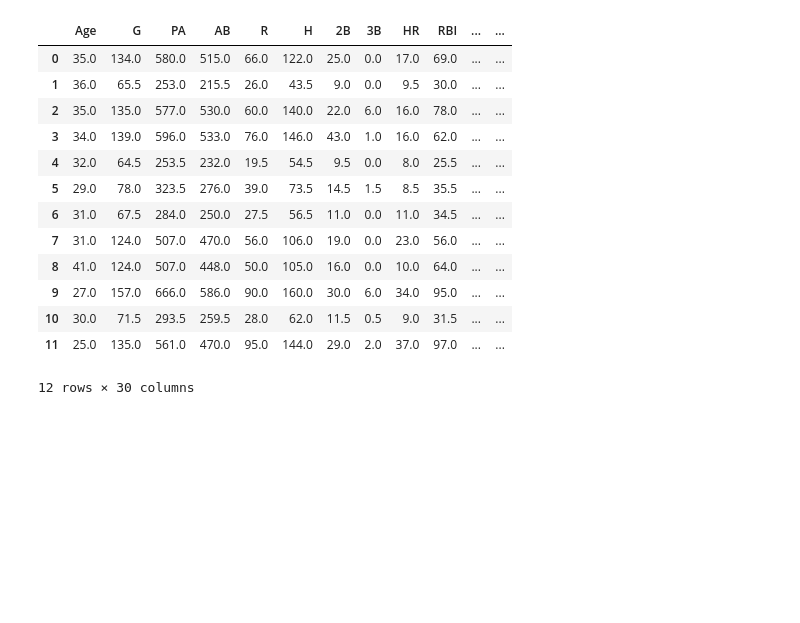
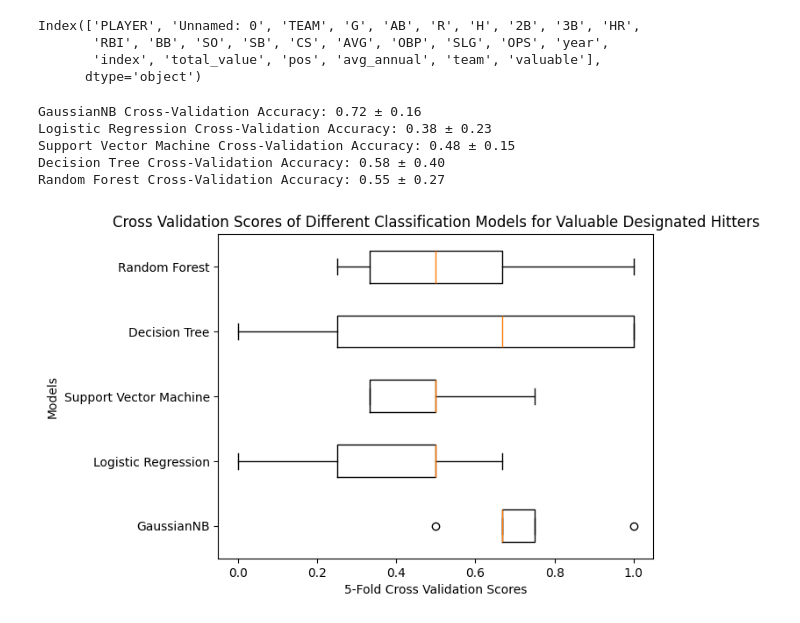
Before and after one commit to filip-r-casey/Data-mining-DH, a Jupyter notebook: DH_Classifier.ipynb, the cells around one changed output. Cells and saved outputs as stored; diff of their text form; code cells hidden in the pictures; blank space fills up the shorter version.

```diff
--- a/DH_Classifier.ipynb
+++ b/DH_Classifier.ipynb
@@ -100,19 +51,55 @@ y_pred = gnb.predict(X_test)
-# %%
-combined_df[feature_columns]
-# %% [output]
-|  | Age | G | PA | AB | R | H | 2B | 3B | HR | RBI | ... | ... |
-| 0 | 35.0 | 134.0 | 580.0 | 515.0 | 66.0 | 122.0 | 25.0 | 0.0 | 17.0 | 69.0 | ... | ... |
-| 1 | 36.0 | 65.5 | 253.0 | 215.5 | 26.0 | 43.5 | 9.0 | 0.0 | 9.5 | 30.0 | ... | ... |
-| 2 | 35.0 | 135.0 | 577.0 | 530.0 | 60.0 | 140.0 | 22.0 | 6.0 | 16.0 | 78.0 | ... | ... |
-| 3 | 34.0 | 139.0 | 596.0 | 533.0 | 76.0 | 146.0 | 43.0 | 1.0 | 16.0 | 62.0 | ... | ... |
-| 4 | 32.0 | 64.5 | 253.5 | 232.0 | 19.5 | 54.5 | 9.5 | 0.0 | 8.0 | 25.5 | ... | ... |
-| 5 | 29.0 | 78.0 | 323.5 | 276.0 | 39.0 | 73.5 | 14.5 | 1.5 | 8.5 | 35.5 | ... | ... |
-| 6 | 31.0 | 67.5 | 284.0 | 250.0 | 27.5 | 56.5 | 11.0 | 0.0 | 11.0 | 34.5 | ... | ... |
-| 7 | 31.0 | 124.0 | 507.0 | 470.0 | 56.0 | 106.0 | 19.0 | 0.0 | 23.0 | 56.0 | ... | ... |
-| 8 | 41.0 | 124.0 | 507.0 | 448.0 | 50.0 | 105.0 | 16.0 | 0.0 | 10.0 | 64.0 | ... | ... |
-| 9 | 27.0 | 157.0 | 666.0 | 586.0 | 90.0 | 160.0 | 30.0 | 6.0 | 34.0 | 95.0 | ... | ... |
-| 10 | 30.0 | 71.5 | 293.5 | 259.5 | 28.0 | 62.0 | 11.5 | 0.5 | 9.0 | 31.5 | ... | ... |
-| 11 | 25.0 | 135.0 | 561.0 | 470.0 | 95.0 | 144.0 | 29.0 | 2.0 | 37.0 | 97.0 | ... | ... |
-12 rows × 30 columns
+# %%
+truth_set.columns
+# %% [output]
+Index(['PLAYER', 'Unnamed: 0', 'TEAM', 'G', 'AB', 'R', 'H', '2B', '3B', 'HR',
+       'RBI', 'BB', 'SO', 'SB', 'CS', 'AVG', 'OBP', 'SLG', 'OPS', 'year',
+       'index', 'total_value', 'pos', 'avg_annual', 'team', 'valuable'],
+      dtype='object')
+# %%
+# train model on the set of known value (statistically significant salaries
+
+feature_columns = ['G', 'AB', 'R', 'H', '2B', '3B', 'HR', 'RBI', 'BB', 'SO', 'SB', 'CS', 'AVG', 'OBP', 'SLG', 'OPS']
+target_columns = "valuable"
+categorical_features = truth_set[feature_columns].select_dtypes(include=['object']).columns
+
+feature_columns = [x for x in feature_columns if x not in categorical_features]
+
+X = truth_set[feature_columns]
+y = truth_set[target_columns]
+X_train, X_test, y_train, y_test = train_test_split(X, y, test_size=.2)
+
+models = {
+    'GaussianNB': GaussianNB(),
+    'Logistic Regression': LogisticRegression(max_iter=10000),
+    'Support Vector Machine': SVC(),
+    'Decision Tree': DecisionTreeClassifier(),
+    'Random Forest': RandomForestClassifier()
+}
+
+cvs = []
+
+for name, model in models.items():
+    cv_scores = cross_val_score(model, X, y, cv=5)  # 5-fold cross-validation
+    cvs.append(cv_scores)
+    print(f'{name} Cross-Validation Accuracy: {cv_scores.mean():.2f} ± {cv_scores.std():.2f}')
+
+fig, ax = plt.subplots()
+
+ax.boxplot(
+    cvs,
+    vert=False,
+    tick_labels=models.keys(),
+)
+ax.set_title('Cross Validation Scores of Different Classification Models for Valuable Designated Hitters')
+ax.set_xlabel('5-Fold Cross Validation Scores')
+ax.set_ylabel('Models')
+plt.show()
+# %% [output]
+GaussianNB Cross-Validation Accuracy: 0.72 ± 0.16
+Logistic Regression Cross-Validation Accuracy: 0.38 ± 0.23
+Support Vector Machine Cross-Validation Accuracy: 0.48 ± 0.15
+Decision Tree Cross-Validation Accuracy: 0.58 ± 0.40
+Random Forest Cross-Validation Accuracy: 0.55 ± 0.27
+[figure, added]
 # %%
 # plot results
```
Also changed, not shown: parts of 11 cells of this notebook, 3 other files.
